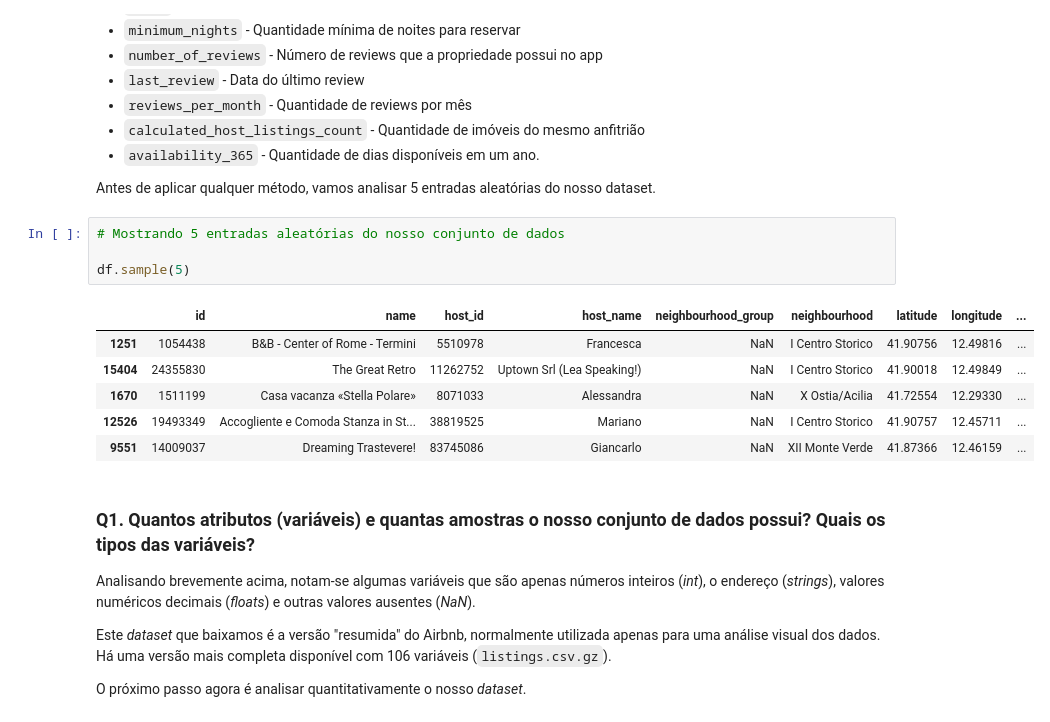
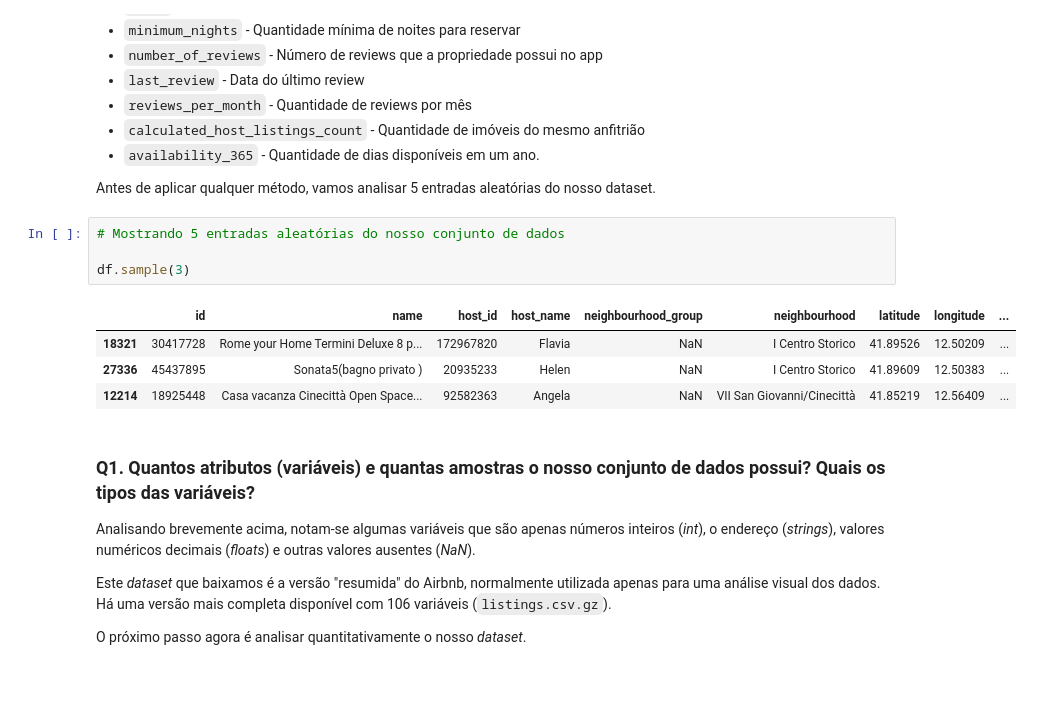
Before and after one commit to thiagolopes97/Portifolio_Projetos, a Jupyter notebook: Analisando_os_Dados_do_Airbnb_(Roma,_Itália).ipynb, the cells around one changed output. Saved outputs shown, nothing was run; the diff lists cells and outputs as text; blank space fills up the shorter version.

```diff
--- a/Analisando_os_Dados_do_Airbnb_(Roma,_Itália).ipynb
+++ b/Analisando_os_Dados_do_Airbnb_(Roma,_Itália).ipynb
@@ -81,14 +81,12 @@ Antes de aplicar qualquer método, vamos analisar 5 entradas aleatórias do noss
 # %%
 # Mostrando 5 entradas aleatórias do nosso conjunto de dados
 
-df.sample(5)
+df.sample(3)
 # %% [output]
 |  | id | name | host_id | host_name | neighbourhood_group | neighbourhood | latitude | longitude | ... |
-| 1251 | 1054438 | B&B - Center of Rome - Termini | 5510978 | Francesca | NaN | I Centro Storico | 41.90756 | 12.49816 | ... |
-| 15404 | 24355830 | The Great Retro | 11262752 | Uptown Srl (Lea Speaking!) | NaN | I Centro Storico | 41.90018 | 12.49849 | ... |
-| 1670 | 1511199 | Casa vacanza «Stella Polare» | 8071033 | Alessandra | NaN | X Ostia/Acilia | 41.72554 | 12.29330 | ... |
-| 12526 | 19493349 | Accogliente e Comoda Stanza in St... | 38819525 | Mariano | NaN | I Centro Storico | 41.90757 | 12.45711 | ... |
-| 9551 | 14009037 | Dreaming Trastevere! | 83745086 | Giancarlo | NaN | XII Monte Verde | 41.87366 | 12.46159 | ... |
+| 18321 | 30417728 | Rome your Home Termini Deluxe 8 p... | 172967820 | Flavia | NaN | I Centro Storico | 41.89526 | 12.50209 | ... |
+| 27336 | 45437895 | Sonata5(bagno privato ) | 20935233 | Helen | NaN | I Centro Storico | 41.89609 | 12.50383 | ... |
+| 12214 | 18925448 | Casa vacanza Cinecittà Open Space... | 92582363 | Angela | NaN | VII San Giovanni/Cinecittà | 41.85219 | 12.56409 | ... |
 # %% [markdown]
 ### **Q1. Quantos atributos (variáveis) e quantas amostras o nosso conjunto de dados possui? Quais os tipos das variáveis?**
 
```
Also changed, not shown: parts of 12 cells of this notebook.
